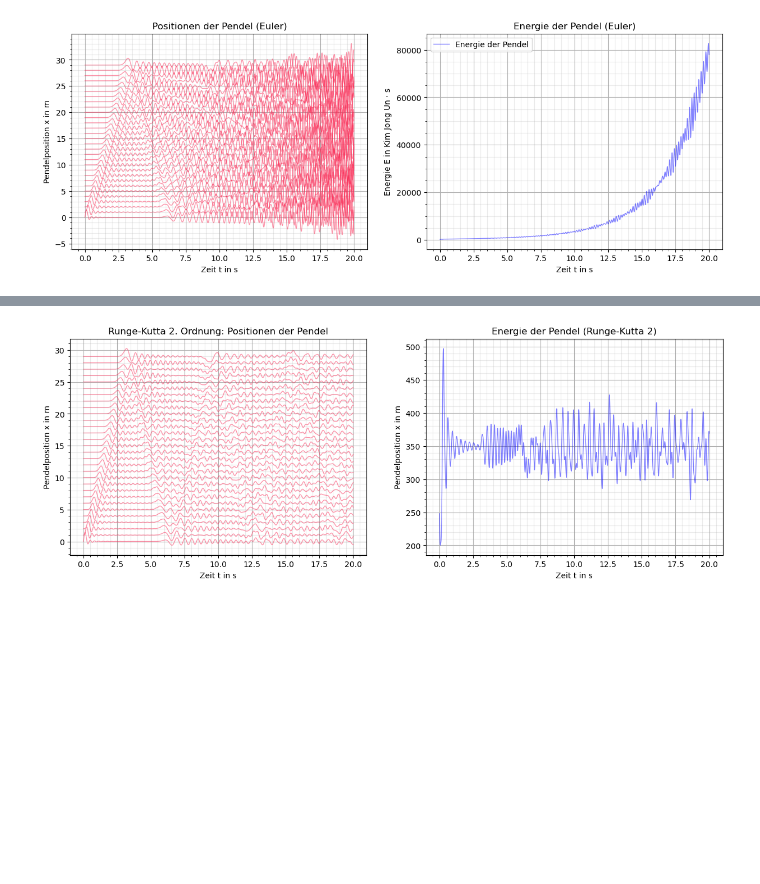
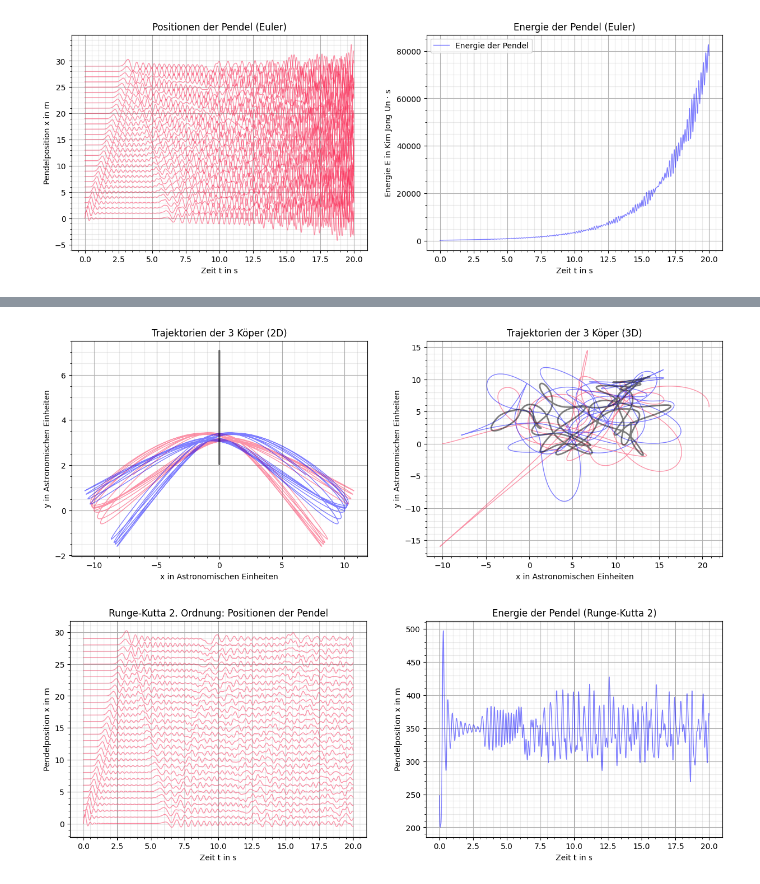
Before and after one commit to CVC97/CWR-2023-FFA, a Jupyter notebook: data/data_visualization.ipynb, the cells around one changed output, grey strips where cells are left out. Drawn from its saved outputs; the diff is of its cells as text; code cells hidden in the pictures; blank space fills up the shorter version.

```diff
--- a/data/data_visualization.ipynb
+++ b/data/data_visualization.ipynb
@@ -391,3 +449,39 @@ plt.show()
+# %%
+# Aufgabe 17 - Drei-Körper-Problem
+A17_Three_Body_2D_data = np.loadtxt("A17_ThreeBody_2D.csv", delimiter = ",", skiprows = 1)
+A17_Three_Body_3D_data = np.loadtxt("A17_ThreeBody_3D.csv", delimiter = ",", skiprows = 1)
+
+fig, ax = plt.subplots(1, 2, figsize=(15,5))
+
+ax[0].set_xlabel(r'x in Astronomischen Einheiten')
+ax[0].set_ylabel(r'y in Astronomischen Einheiten')
+ax[0].grid()
+ax[0].grid(which='minor', color = '#999999', alpha = 0.2, linestyle = '-')
+ax[0].minorticks_on()
+
+ax[0].plot(A17_Three_Body_2D_data[:,1], A17_Three_Body_2D_data[:,2], color = 'xkcd:red pink', alpha = 0.5, linewidth = 1)
+ax[0].plot(A17_Three_Body_2D_data[:,4], A17_Three_Body_2D_data[:,5], color = 'blue', alpha = 0.5, linewidth = 1)
+ax[0].plot(A17_Three_Body_2D_data[:,7], A17_Three_Body_2D_data[:,8], color = 'black', alpha = 0.5, linewidth = 2)
+
+ax[0].set_title(r"Trajektorien der 3 Köper (2D)")
+
+
+ax[1].set_xlabel(r'x in Astronomischen Einheiten')
+ax[1].set_ylabel(r'y in Astronomischen Einheiten')
+ax[1].grid()
+ax[1].grid(which='minor', color = '#999999', alpha = 0.2, linestyle = '-')
+ax[1].minorticks_on()
+
+ax[1].plot(A17_Three_Body_3D_data[:,1], A17_Three_Body_3D_data[:,2], color = 'xkcd:red pink', alpha = 0.5, linewidth = 1)
+ax[1].plot(A17_Three_Body_3D_data[:,4], A17_Three_Body_3D_data[:,5], color = 'blue', alpha = 0.5, linewidth = 1)
+ax[1].plot(A17_Three_Body_3D_data[:,7], A17_Three_Body_3D_data[:,8], color = 'black', alpha = 0.5, linewidth = 2)
+
+ax[1].set_title(r"Trajektorien der 3 Köper (3D)")
+
+plt.savefig('./visualizations/A17_Three_Body.pdf', facecolor = 'white', bbox_inches='tight')
+plt.show()
+# %% [output]
+[figure, added]
 # %%
 # Aufgabe 18 - Runge-Kutta 2 der Pendel
 A18_RK2_Integration_gekoppelte_Pendel_data = np.loadtxt("A18_RK2_Integration.csv", delimiter = ",", skiprows = 1)
```
Also changed, not shown: parts of 6 cells of this notebook, 8 other files.
